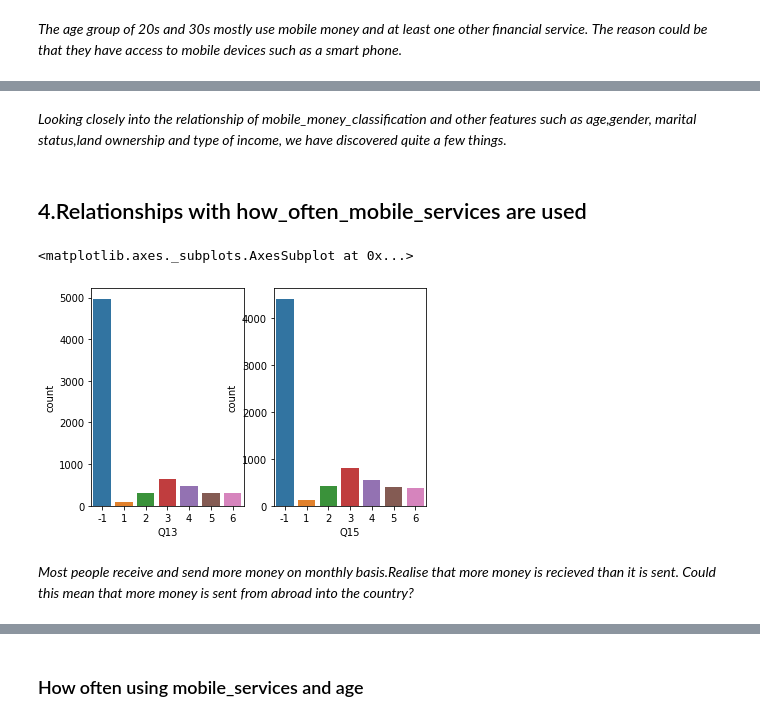
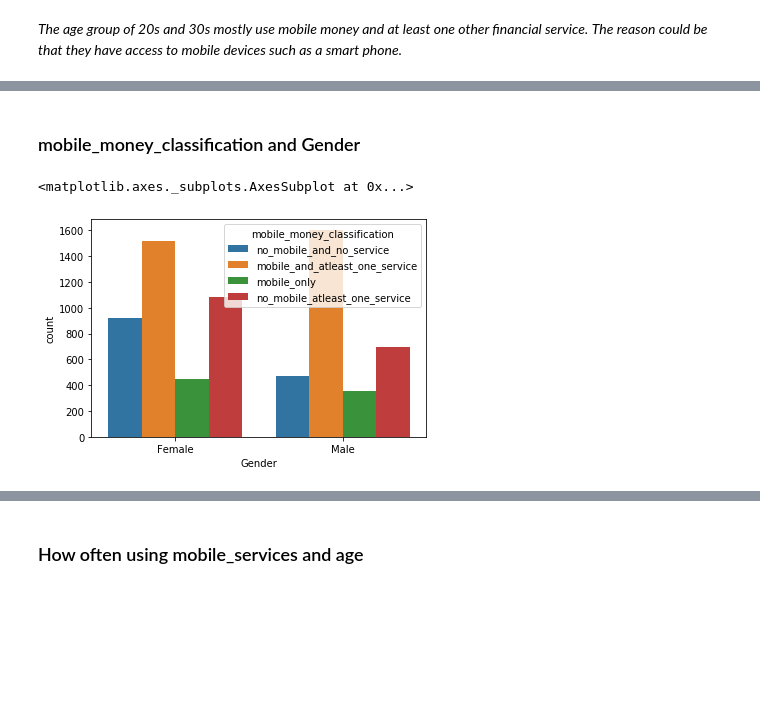
Before and after one commit to LeboSeribe/Tanzania-Financial-Services, a Jupyter notebook: Tanzania1.ipynb, the cells around one changed output, grey strips where cells are left out. Saved outputs shown, nothing was run; the diff lists cells and outputs as text; code cells hidden in the pictures; blank space fills up the shorter version.

```diff
--- a/Tanzania1.ipynb
+++ b/Tanzania1.ipynb
@@ -245,16 +75,9 @@ sns.countplot(x='Q8_11',hue='mobile_money_classification',data=training_data)
-# %% [markdown]
-*Looking closely into the relationship of mobile_money_classification and other features such as age,gender,
-marital status,land ownership and type of income,
-we have discovered quite a few things.*
-# %% [markdown]
-## 4.Relationships with how_often_mobile_services are used
-# %%
-fig, ax = plt.subplots(1,2)
-sns.countplot(x='Q13',data = training_data,ax=ax[0])
-sns.countplot(x='Q15',data = training_data,ax=ax[1])
-# %% [output]
-<matplotlib.axes._subplots.AxesSubplot at 0x...>
-[figure, removed]
-# %% [markdown]
-*Most people receive and send more money on monthly basis.Realise that more money is recieved than it is sent.
-Could this mean that more money is sent from abroad into the country?*
+# %% [markdown]
+### mobile_money_classification and Gender
+# %%
+dict_name = {1:'Male',2:'Female'}
+training_data['Gender']=training_data.Gender.map(dict_name)
+sns.countplot(x='Gender',hue='mobile_money_classification',data=training_data)
+# %% [output]
+<matplotlib.axes._subplots.AxesSubplot at 0x...>
+[figure, added]
```
Also changed, not shown: parts of 154 cells of this notebook.
